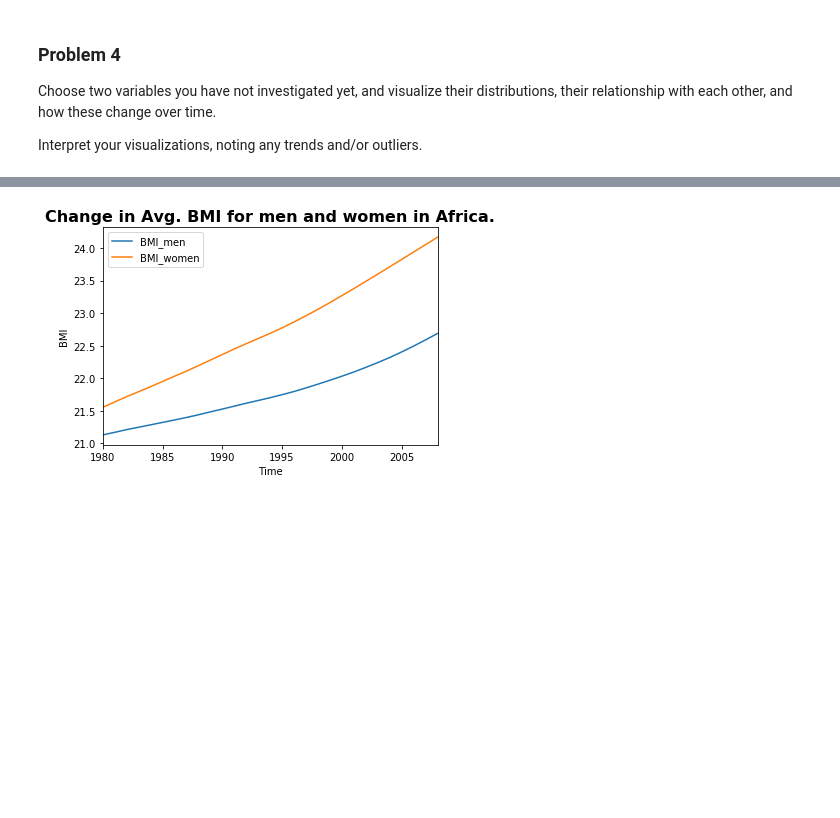
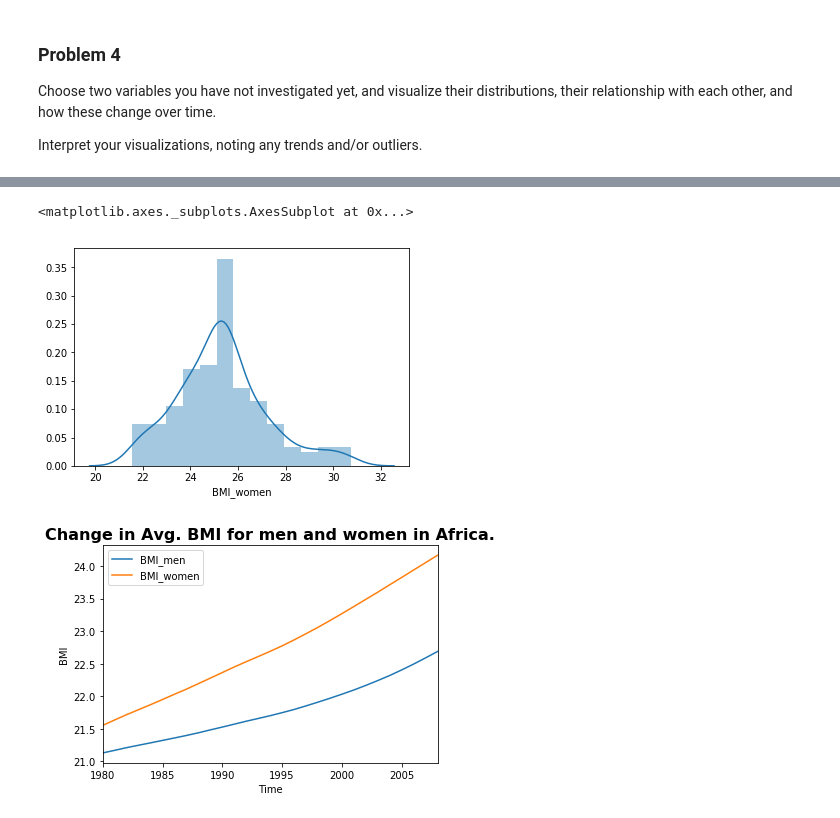
Before and after one commit to nanavatirutu/DS5500, a Jupyter notebook: Assignment 1.ipynb, the cells around one changed output, grey strips where cells are left out. Drawn from its saved outputs; the diff is of its cells as text; code cells hidden in the pictures; blank space fills up the shorter version.

```diff
--- a/Assignment 1.ipynb
+++ b/Assignment 1.ipynb
@@ -373,3 +389,8 @@ bmi.head()
+# %%
+sns.distplot(bmi.BMI_women)
+# %% [output]
+<matplotlib.axes._subplots.AxesSubplot at 0x...>
+[figure, added]
 # %%
 bmi[bmi.alpha2 == 'AF'].set_index('time').plot()
 
```
Also changed, not shown: parts of 7 cells of this notebook, 9 other files.
